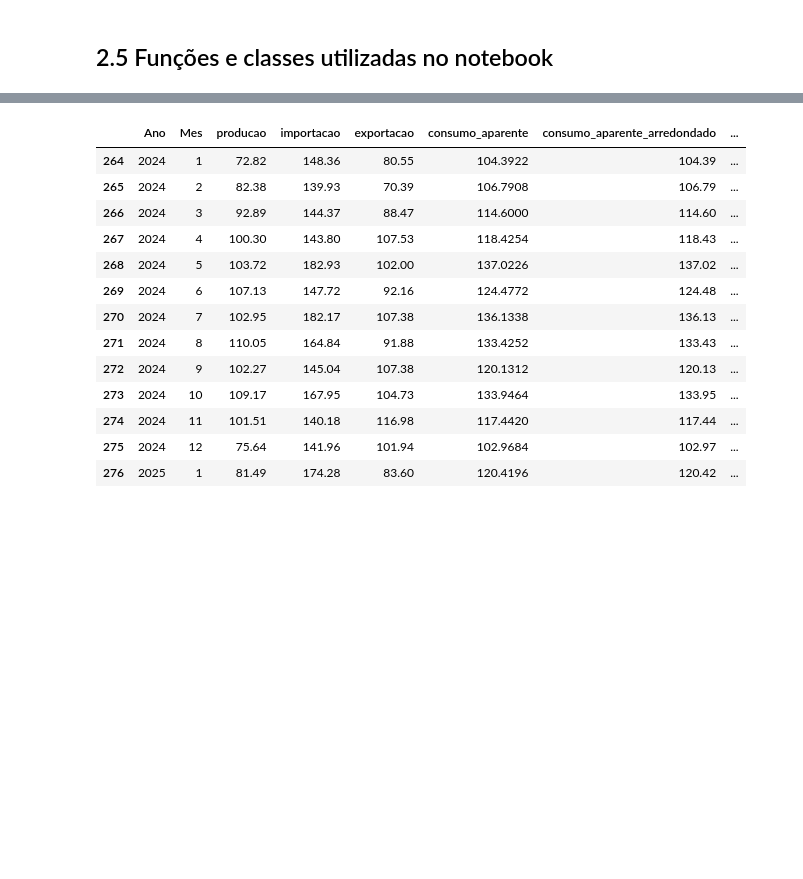
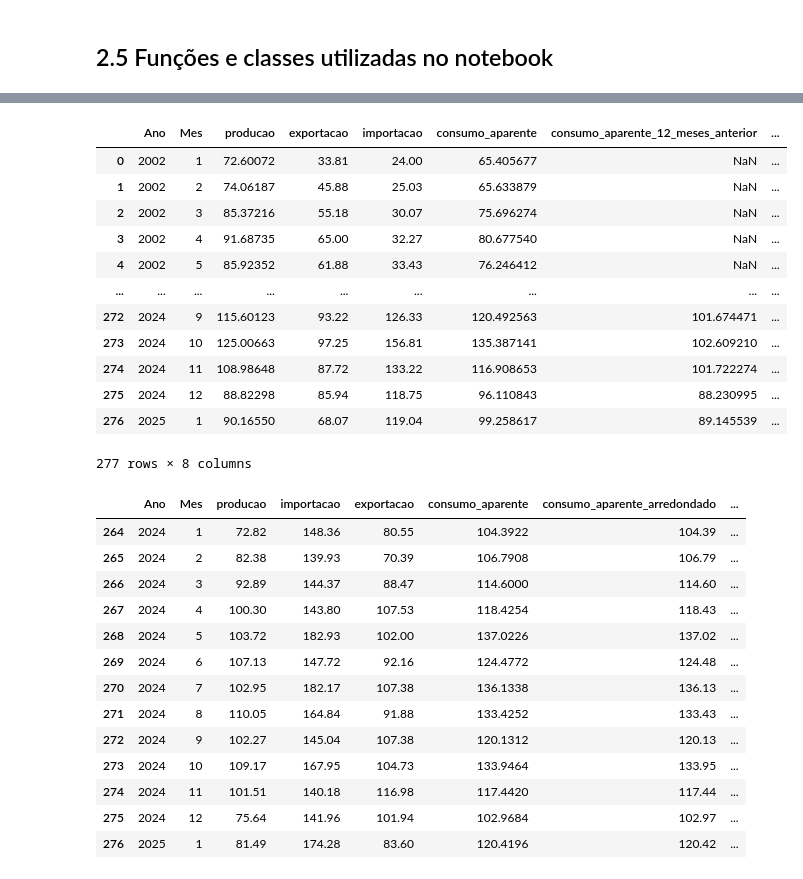
Before and after one commit to amiltonmendes/consumo-aparente, a Jupyter notebook: Cálculo de consumo nacional aparente.ipynb, the cells around one changed output, grey strips where cells are left out. Cells and saved outputs as stored; diff of their text form; code cells hidden in the pictures; blank space fills up the shorter version.

```diff
--- a/Cálculo de consumo nacional aparente.ipynb
+++ b/Cálculo de consumo nacional aparente.ipynb
@@ -308,3 +200,19 @@ producao.head(3)
+# %%
+consumoAparente.calcula_consumo_aparente('29',0)
+# %% [output]
+|  | Ano | Mes | producao | exportacao | importacao | consumo_aparente | consumo_aparente_12_meses_anterior | ... |
+| 0 | 2002 | 1 | 72.60072 | 33.81 | 24.00 | 65.405677 | NaN | ... |
+| 1 | 2002 | 2 | 74.06187 | 45.88 | 25.03 | 65.633879 | NaN | ... |
+| 2 | 2002 | 3 | 85.37216 | 55.18 | 30.07 | 75.696274 | NaN | ... |
+| 3 | 2002 | 4 | 91.68735 | 65.00 | 32.27 | 80.677540 | NaN | ... |
+| 4 | 2002 | 5 | 85.92352 | 61.88 | 33.43 | 76.246412 | NaN | ... |
+| ... | ... | ... | ... | ... | ... | ... | ... | ... |
+| 272 | 2024 | 9 | 115.60123 | 93.22 | 126.33 | 120.492563 | 101.674471 | ... |
+| 273 | 2024 | 10 | 125.00663 | 97.25 | 156.81 | 135.387141 | 102.609210 | ... |
+| 274 | 2024 | 11 | 108.98648 | 87.72 | 133.22 | 116.908653 | 101.722274 | ... |
+| 275 | 2024 | 12 | 88.82298 | 85.94 | 118.75 | 96.110843 | 88.230995 | ... |
+| 276 | 2025 | 1 | 90.16550 | 68.07 | 119.04 | 99.258617 | 89.145539 | ... |
+277 rows × 8 columns
 # %%
 #calcular a variação do ano anterior, ou seja, 12 meses antes do mês de referência
 producao['consumo_aparente_12_meses_arredondado'] = producao['consumo_aparente_arredondado'].shift(12)
```
Also changed, not shown: parts of 16 cells of this notebook.
